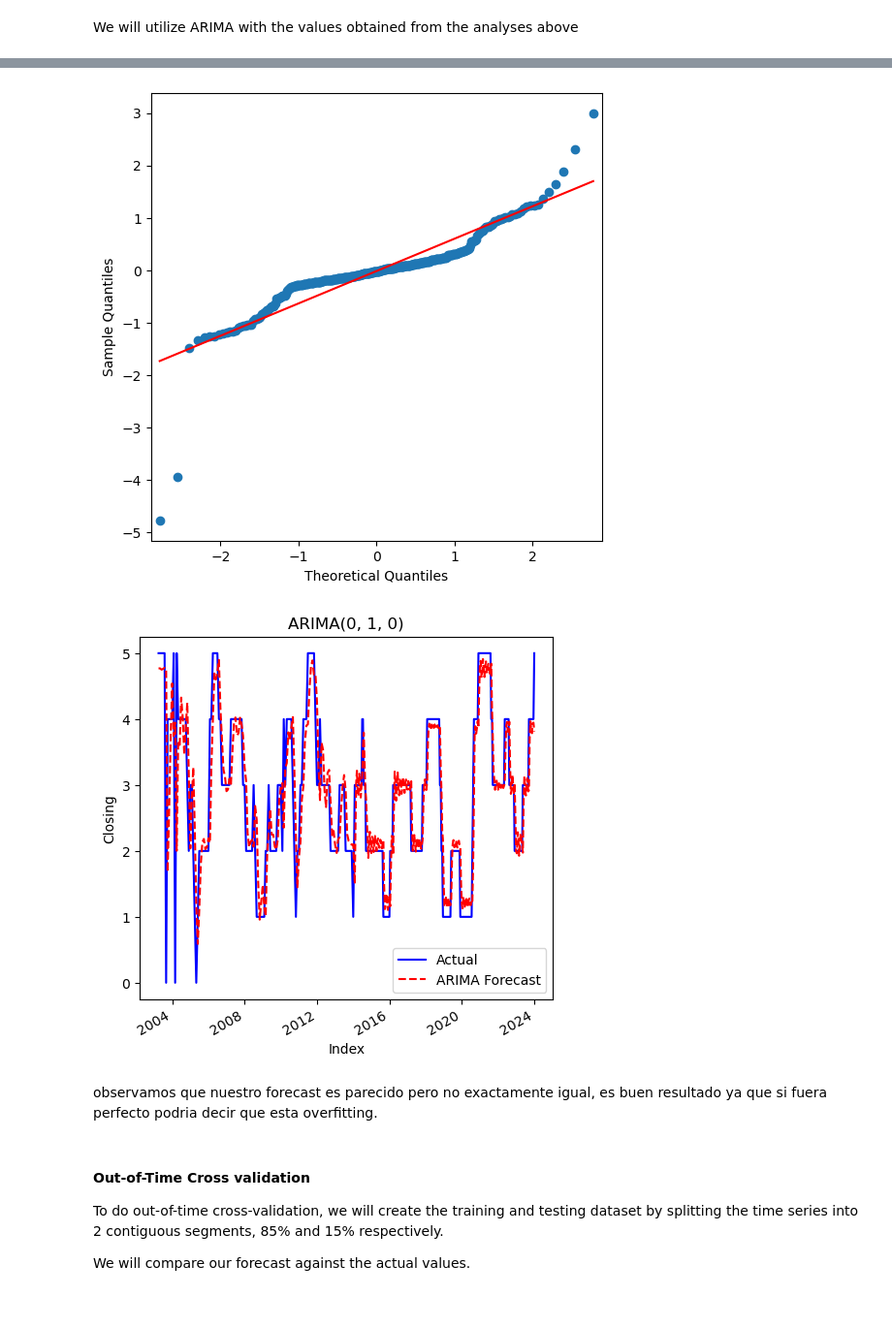
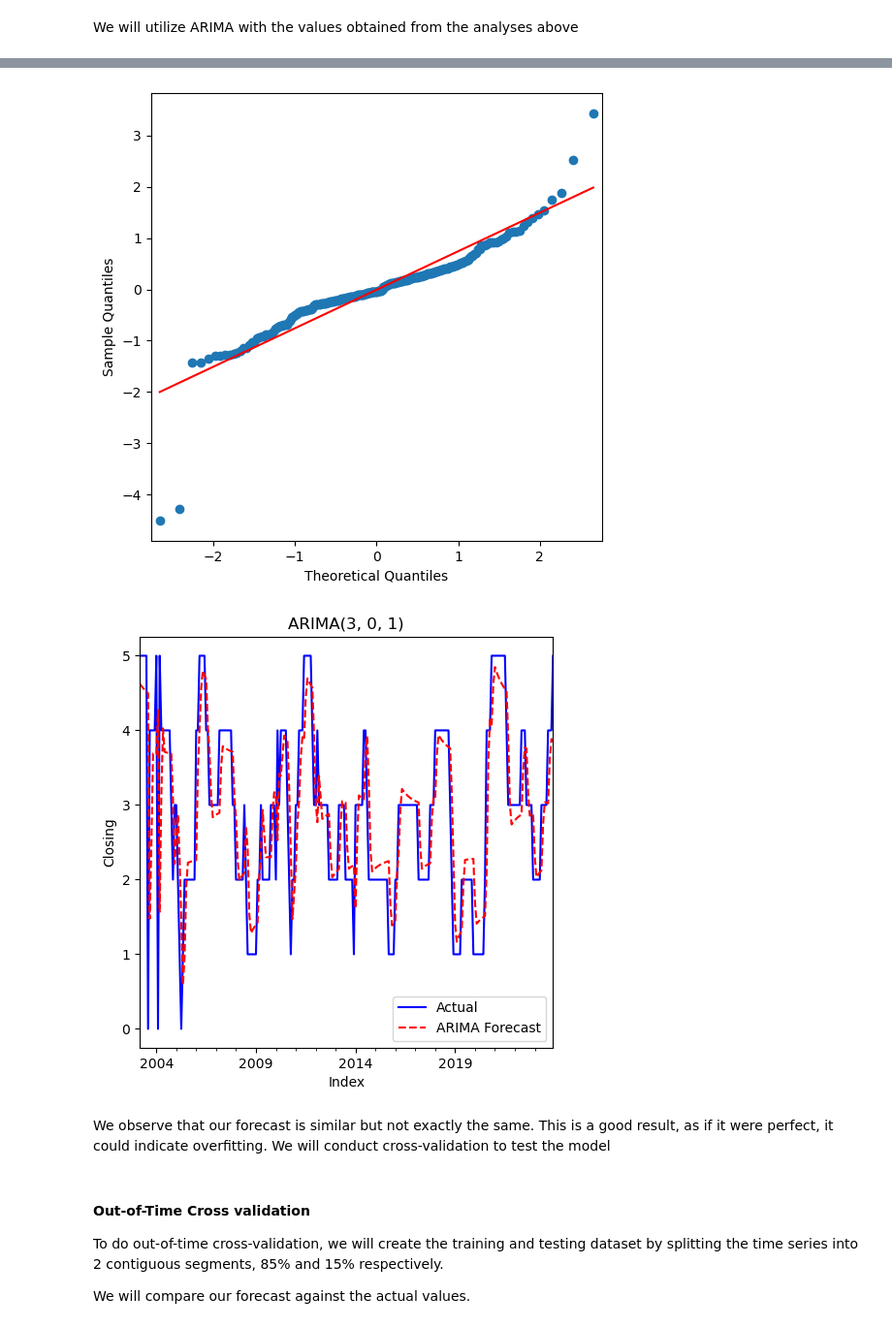
Before and after one commit to CCT-Dublin/capstone-project-feb-2024-ft-Denisse14GT, a Jupyter notebook: Ca3.ipynb, the cells around one changed output, grey strips where cells are left out. Shown at 97% size. Cells and saved outputs as stored; diff of their text form; code cells hidden in the pictures.

```diff
--- a/Ca3.ipynb
+++ b/Ca3.ipynb
@@ -214,0 +234,4 @@ df_new2.head()
+# %%
+df_new2 = df_new2.resample('M').max()
+# %%
+df_new2.index = pd.to_datetime(df_new2.index)
@@ -526,5 +622,5 @@ encontramos que con [3,0,3] AIMC es de 708.966 siendo el menor de todas las opci
 # %%
-arima_obj = ARIMA(df_new2["Sonora"].tolist(), order = (3, 0, 3))
+arima_obj = ARIMA(df_new2["Sonora"].tolist(), order = (3, 0, 1))
 
 arima_obj_fit = arima_obj.fit()
 
@@ -578,23 +672,23 @@ residuals = arima_obj_fit.resid[2:]
 sm.qqplot(residuals, line='s', ax=ax)
 plt.show()
 # %% [output]
-[figure, old version]
+[figure, new version]
 # %%
 f, axarr = plt.subplots(1, sharex=True)
 f.set_size_inches(5.5, 5.5)
 
 df_ARIMA['Sonora_diffval'].iloc[2:].plot(color='b', linestyle='-', ax=axarr, label='Actual')
 df_ARIMA['Sonora_Arima'].iloc[2:].plot(color='r', linestyle='--', ax=axarr, label='ARIMA Forecast')
-axarr.set_title('ARIMA(3, 0, 3)')
+axarr.set_title('ARIMA(3, 0, 1)')
 axarr.set_xlabel('Index')
 axarr.set_ylabel('Closing')
 axarr.legend()
 
 plt.show()
 # %% [output]
-[figure, old version]
+[figure, new version]
 # %% [markdown]
-observamos que nuestro forecast es parecido pero no exactamente igual, es buen resultado ya que si fuera perfecto podria decir que esta overfitting.
+We observe that our forecast is similar but not exactly the same. This is a good result, as if it were perfect, it could indicate overfitting. We will conduct cross-validation to test the model
 # %% [markdown]
 #### Out-of-Time Cross validation
 To do out-of-time cross-validation, we will create the training and testing dataset by splitting the time series into 2 contiguous segments, 85% and 15% respectively.
```
Also changed, not shown: parts of 66 cells of this notebook.
